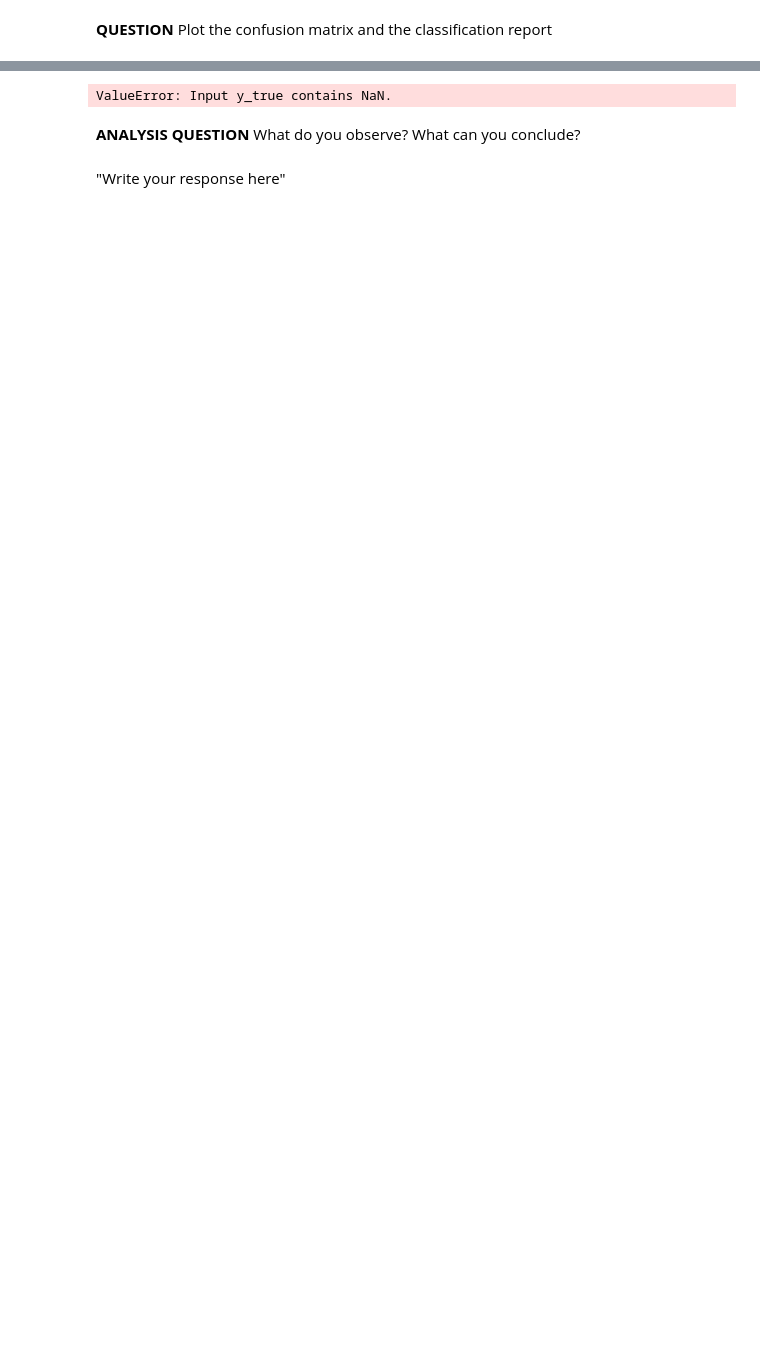
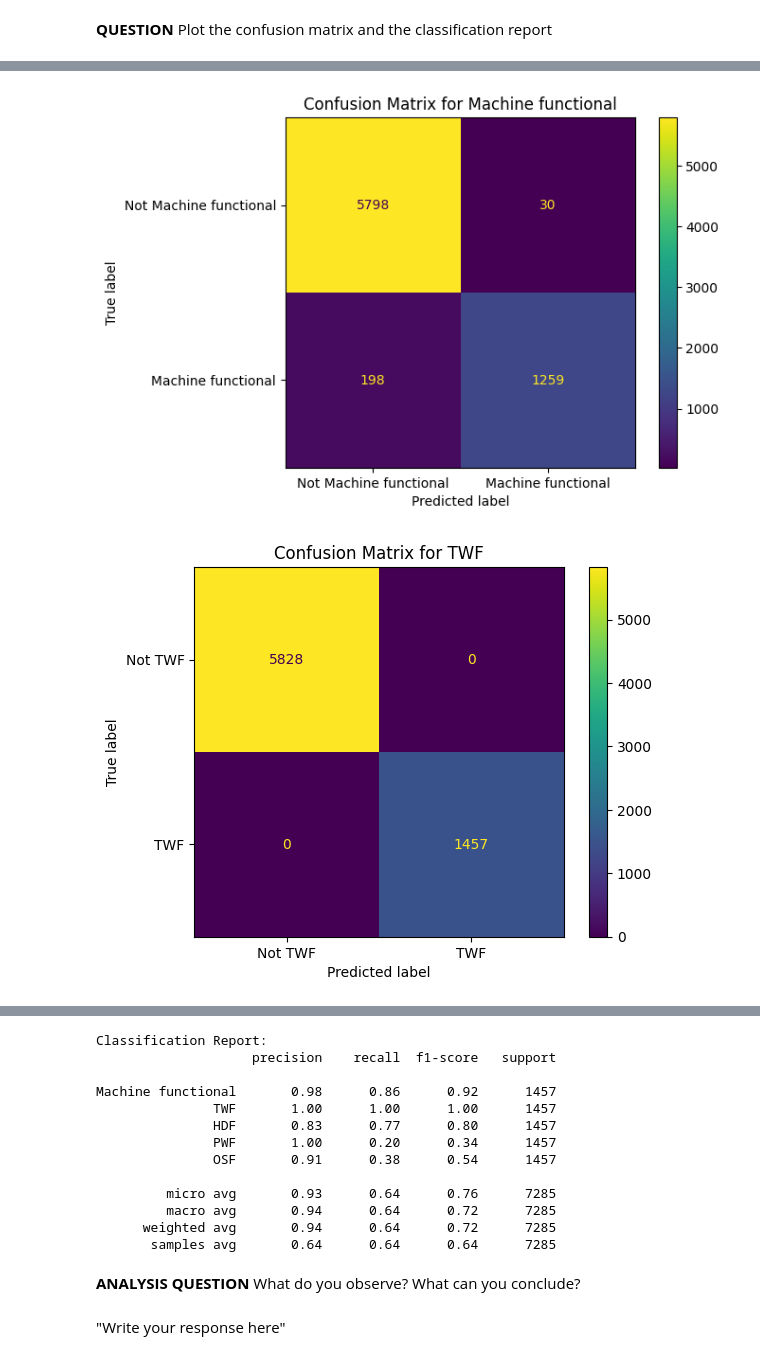
Before and after one commit to mauremathieu/TP_IA_EMBARQUEE, a Jupyter notebook: TP_IA_EMBARQUEE.ipynb, the cells around one changed output, grey strips where cells are left out. Cells and saved outputs as stored; diff of their text form; code cells hidden in the pictures; blank space fills up the shorter version.

```diff
--- a/TP_IA_EMBARQUEE.ipynb
+++ b/TP_IA_EMBARQUEE.ipynb
@@ -482,18 +486,16 @@ Y_pred = model.predict(X_test_scaled)
 Y_pred = (Y_pred > 0.5).astype(int)  # Convert probabilities to binary predictions
 
 # Plot confusion matrix for each label
-from sklearn.metrics import classification_report, ConfusionMatrixDisplay, confusion_matrix
-
 labels = ['Machine functional', 'TWF', 'HDF', 'PWF', 'OSF']
 for i, label in enumerate(labels):
-    cm = confusion_matrix(Y_test.iloc[:, i], Y_pred[:, i])
+    cm = confusion_matrix(Y_test_resampled.iloc[:, i], Y_pred[:, i])
     disp = ConfusionMatrixDisplay(confusion_matrix=cm, display_labels=[f'Not {label}', label])
     disp.plot()
     plt.title(f'Confusion Matrix for {label}')
     plt.show()
 
 # Generate classification report
-report = classification_report(Y_test, Y_pred, target_names=labels)
+report = classification_report(Y_test_resampled, Y_pred, target_names=labels)
 print('Classification Report:')
 print(report)
 # %% [output]
@@ -500,0 +503,2 @@ print(report)
+[figure, added]
+[figure, added]
@@ -501,4 +508,16 @@ print(report)
-ValueError: Input y_true contains NaN.
+Classification Report:
+                    precision    recall  f1-score   support
+
+Machine functional       0.98      0.86      0.92      1457
+               TWF       1.00      1.00      1.00      1457
+               HDF       0.83      0.77      0.80      1457
+               PWF       1.00      0.20      0.34      1457
+               OSF       0.91      0.38      0.54      1457
+
+         micro avg       0.93      0.64      0.76      7285
+         macro avg       0.94      0.64      0.72      7285
+      weighted avg       0.94      0.64      0.72      7285
+       samples avg       0.64      0.64      0.64      7285
 # %% [markdown]
 **ANALYSIS QUESTION** What do you observe? What can you conclude?
 # %% [markdown]
```
Also changed, not shown: parts of 10 cells of this notebook.
